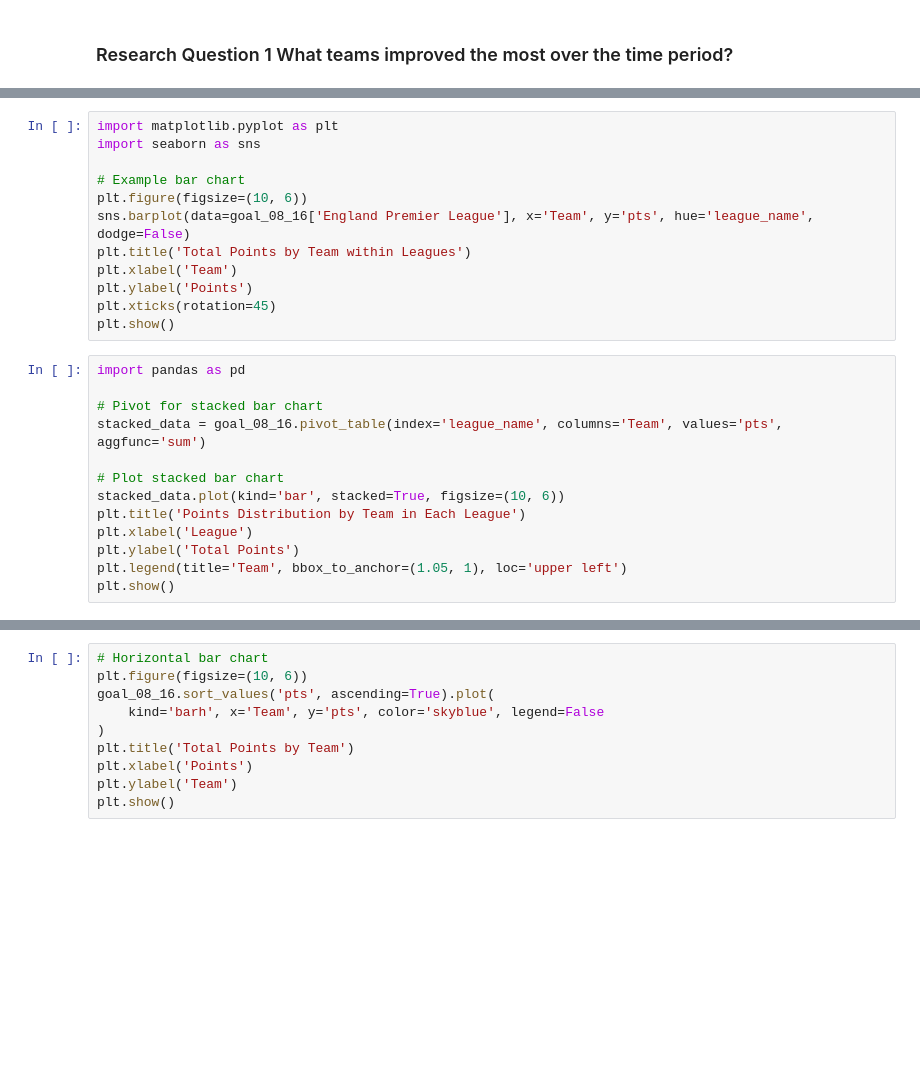
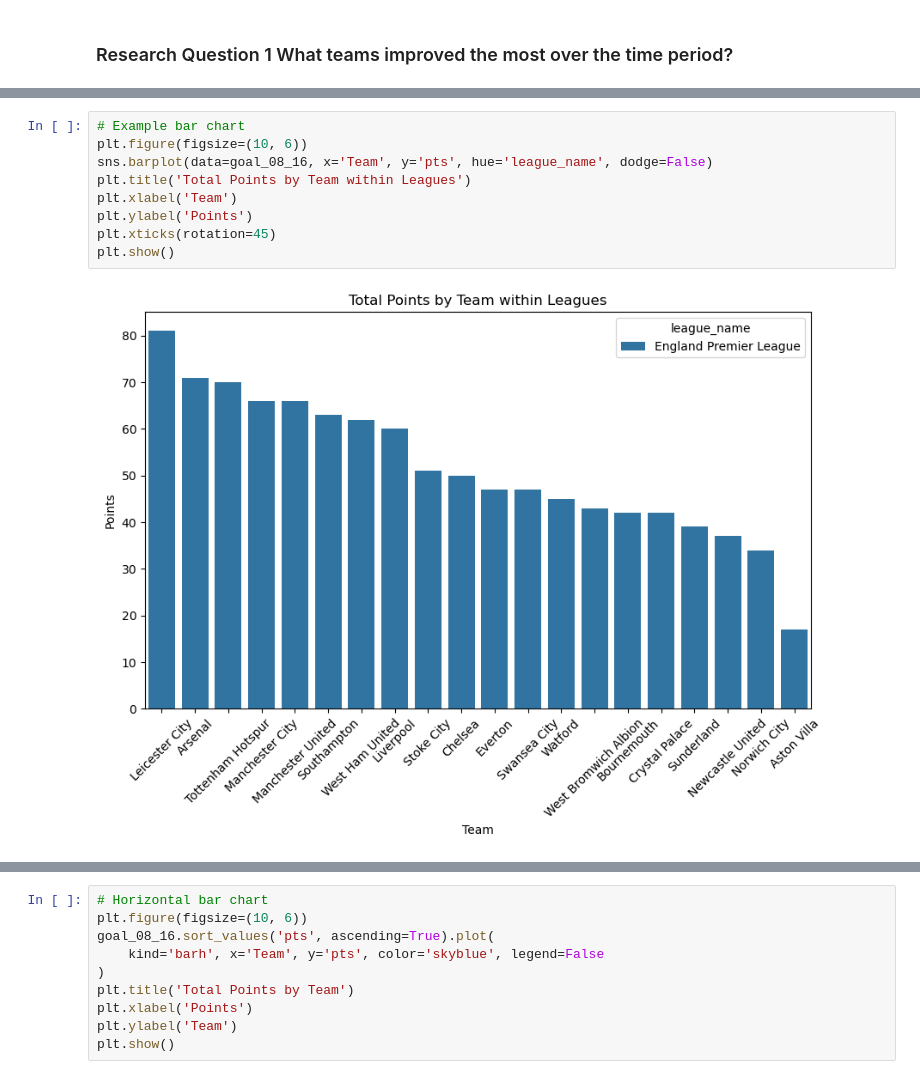
Before and after one commit to Daviedavie100/Investigating_dataset_project, a Jupyter notebook: Investigate_a_Dataset.ipynb, the cells around one changed output, grey strips where cells are left out. Saved outputs shown, nothing was run; the diff lists cells and outputs as text; blank space fills up the shorter version.

```diff
--- a/Investigate_a_Dataset.ipynb
+++ b/Investigate_a_Dataset.ipynb
@@ -1374,26 +1377,12 @@ goal_08_16
 # %%
-import matplotlib.pyplot as plt
-import seaborn as sns
-
 # Example bar chart
 plt.figure(figsize=(10, 6))
-sns.barplot(data=goal_08_16['England Premier League'], x='Team', y='pts', hue='league_name', dodge=False)
+sns.barplot(data=goal_08_16, x='Team', y='pts', hue='league_name', dodge=False)
 plt.title('Total Points by Team within Leagues')
 plt.xlabel('Team')
 plt.ylabel('Points')
 plt.xticks(rotation=45)
 plt.show()
+# %% [output]
+[figure, added]
-# %%
-import pandas as pd
-
-# Pivot for stacked bar chart
-stacked_data = goal_08_16.pivot_table(index='league_name', columns='Team', values='pts', aggfunc='sum')
-
-# Plot stacked bar chart
-stacked_data.plot(kind='bar', stacked=True, figsize=(10, 6))
-plt.title('Points Distribution by Team in Each League')
-plt.xlabel('League')
-plt.ylabel('Total Points')
-plt.legend(title='Team', bbox_to_anchor=(1.05, 1), loc='upper left')
-plt.show()
 # %%
```
Also changed, not shown: parts of 7 cells of this notebook.
